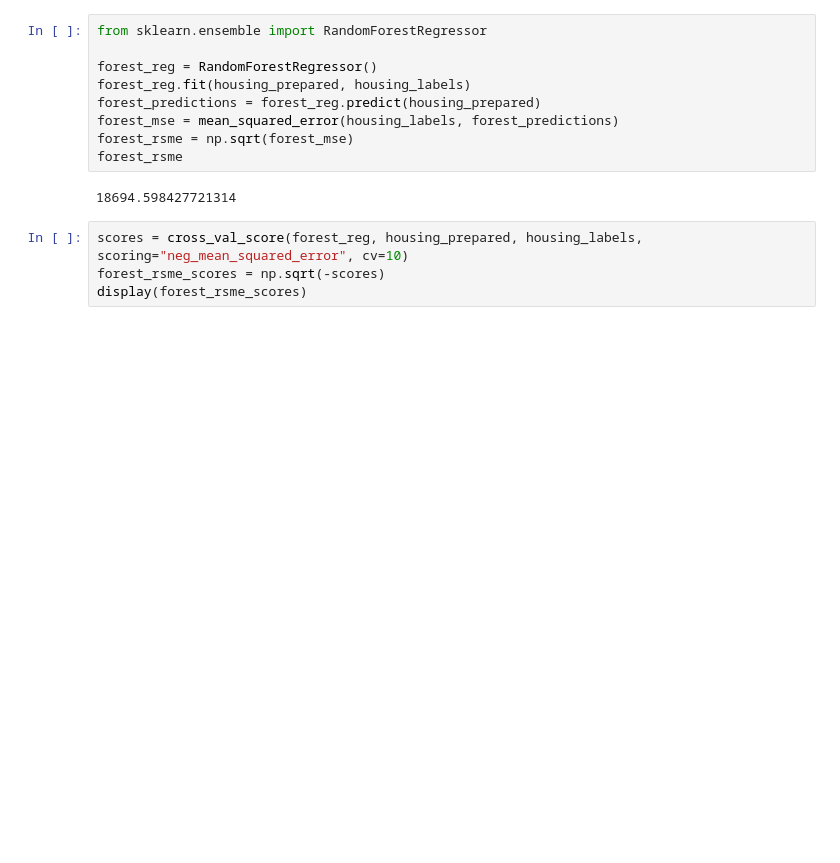
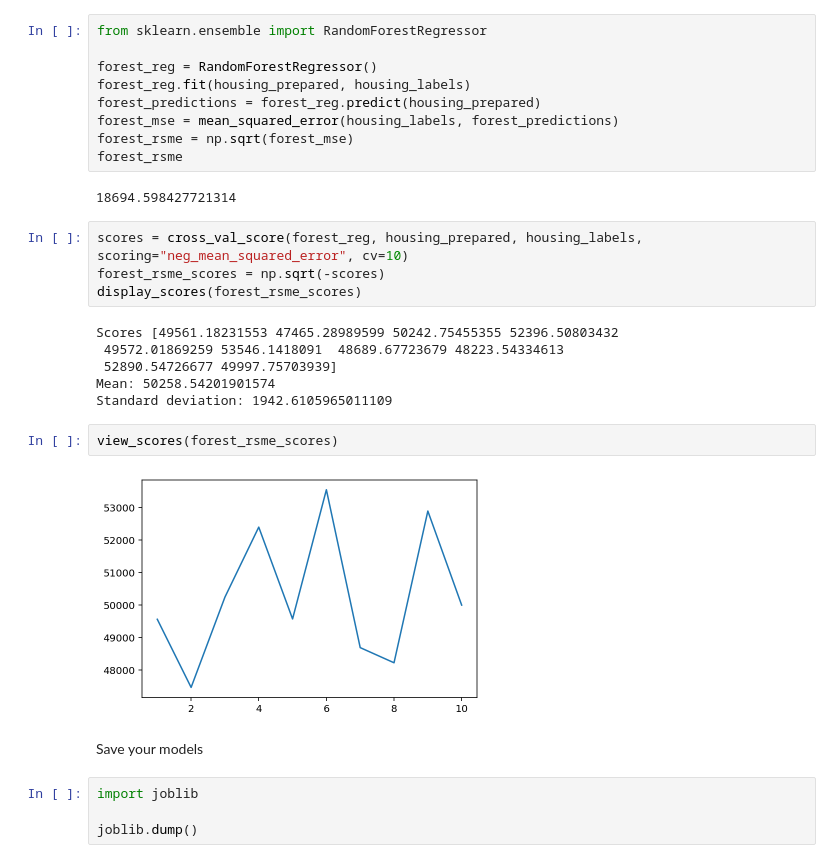
Before and after one commit to AlphaSpectrum/ml, a Jupyter notebook: Housing.ipynb, the cells around one changed output. Saved outputs shown, nothing was run; the diff lists cells and outputs as text; blank space fills up the shorter version.

```diff
--- a/Housing.ipynb
+++ b/Housing.ipynb
@@ -599,4 +607,20 @@ forest_rsme
 # %%
 scores = cross_val_score(forest_reg, housing_prepared, housing_labels, scoring="neg_mean_squared_error", cv=10)
 forest_rsme_scores = np.sqrt(-scores)
-display(forest_rsme_scores)
+display_scores(forest_rsme_scores)
+# %% [output]
+Scores [49561.18231553 47465.28989599 50242.75455355 52396.50803432
+ 49572.01869259 53546.1418091  48689.67723679 48223.54334613
+ 52890.54726677 49997.75703939]
+Mean: 50258.54201901574
+Standard deviation: 1942.6105965011109
+# %%
+view_scores(forest_rsme_scores)
+# %% [output]
+[figure, added]
+# %% [markdown]
+Save your models
+# %%
+import joblib
+
+joblib.dump()
```
Also changed, not shown: parts of 3 cells of this notebook, 1 other file.
